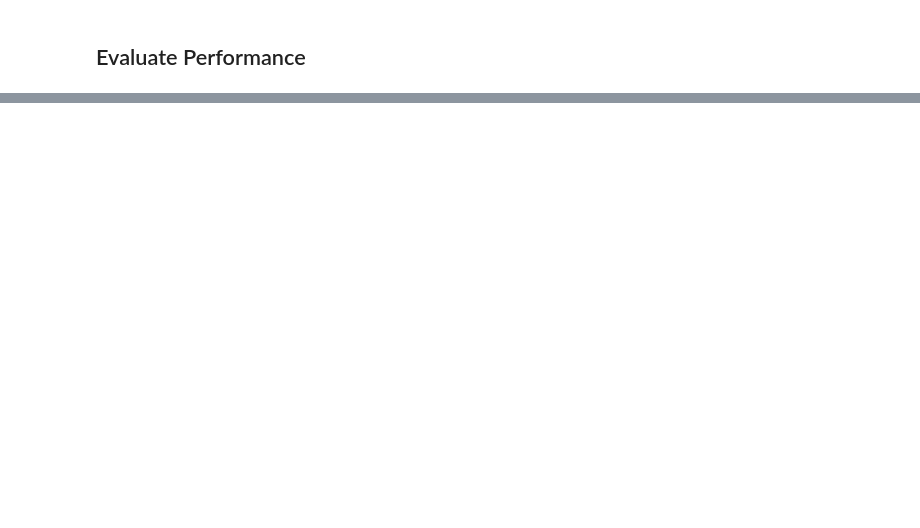
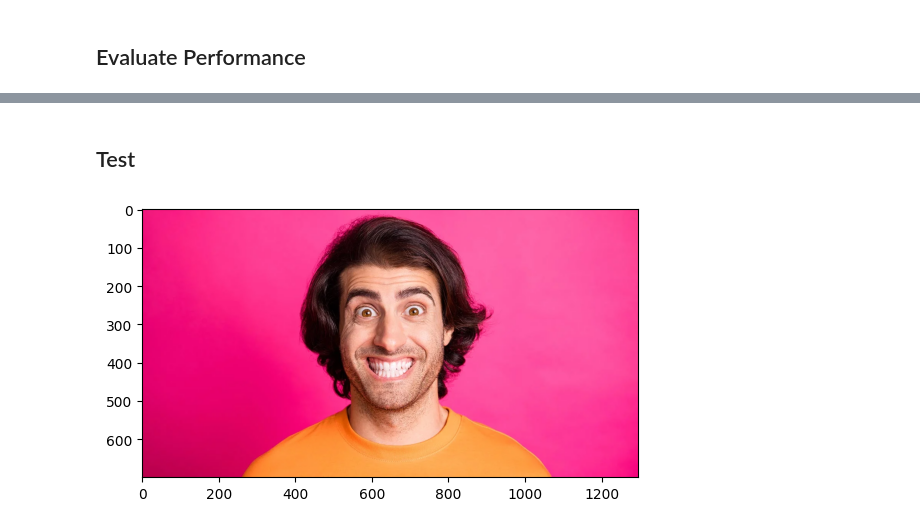
Before and after one commit to OchiengGideon/Deep-CNN-Image-Classifier, a Jupyter notebook: image classification.ipynb, the cells around one changed output, grey strips where cells are left out. Drawn from its saved outputs; the diff is of its cells as text; code cells hidden in the pictures; blank space fills up the shorter version.

```diff
--- a/image classification.ipynb
+++ b/image classification.ipynb
@@ -235,0 +236,2 @@ Precision: 1.0, Recall: 0.8571428656578064, BinaryAccuracy 0.9444444179534912
+# %% [markdown]
+## Test
@@ -235,0 +240,6 @@ Precision: 1.0, Recall: 0.8571428656578064, BinaryAccuracy 0.9444444179534912
+# %%
+img = cv2.imread("test2.jpg")
+plt.imshow(cv2.cvtColor(img, cv2.COLOR_RGB2BGR))
+plt.show()
+# %% [output]
+[figure, added]
```
Also changed, not shown: parts of 12 cells of this notebook, 2 other files.
